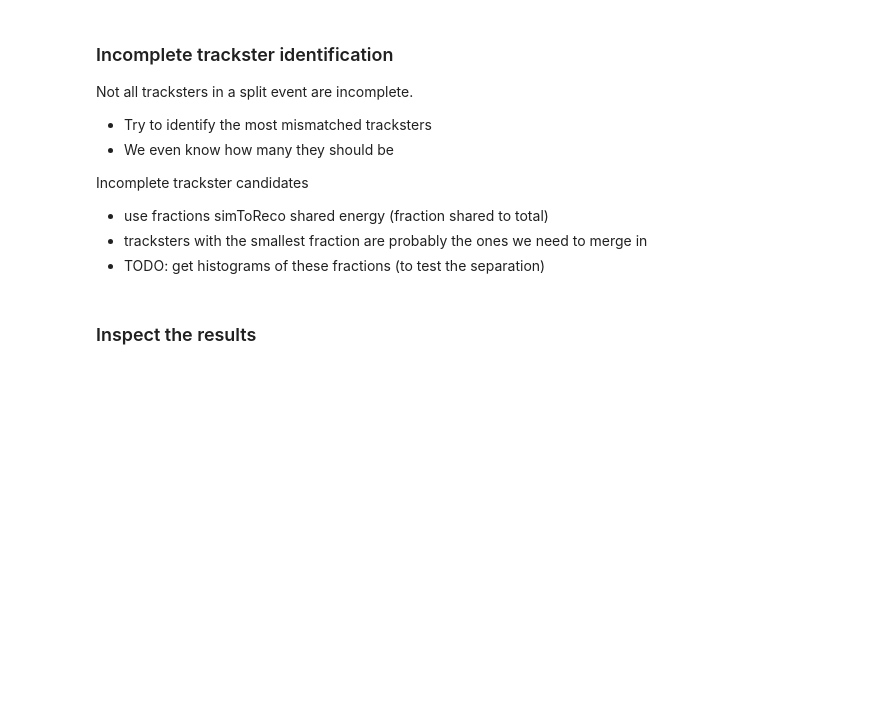
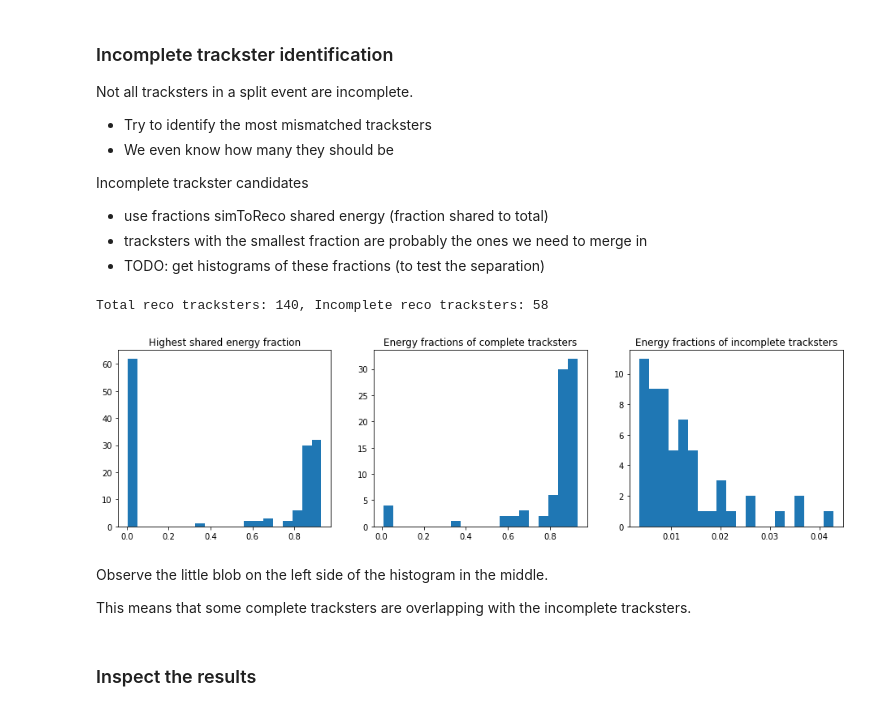
Before and after one commit to edcuba/TICLHack22_PatternReco, a Jupyter notebook: build_dataset.ipynb, the cells around one changed output. Drawn from its saved outputs; the diff is of its cells as text; code cells hidden in the pictures; blank space fills up the shorter version.

Commit message:
Explore the energy fraction distributions

```diff
--- a/build_dataset.ipynb
+++ b/build_dataset.ipynb
@@ -276,10 +276,16 @@ Incomplete trackster candidates
 - tracksters with the smallest fraction are probably the ones we need to merge in
 - TODO: get histograms of these fractions (to test the separation)
 # %%
-def incomplete_shared_energy():
+def incomplete_shared_energy(histogram=False):
     """
     Compute incomplete tracksters based on shared energy
     """
+    all_fractions = []
+    incomplete_fractions = []
+    complete_fractions = []
+    num_tracksters = 0
+    num_incomplete = 0
+
     incomplete_tracksters = []
     for split_eid in split_eids:
         # get the number of extra tracksters
@@ -310,13 +316,42 @@ def incomplete_shared_energy():
                 if fraction > reco_fr[rt_i]:
                     reco_fr[rt_i] = fraction
 
-        sorted_fr = sorted(range(len(reco_fr)), key=lambda x: reco_fr[x])
-        extra_t = sorted_fr[:num_extra_t]
+        # sort the tracksters by the energy fraction
+        sorted_t_by_fr = sorted(range(len(reco_fr)), key=lambda x: reco_fr[x])
+        incomplete_tracksters.append((split_eid, sorted_t_by_fr[:num_extra_t]))
 
-        incomplete_tracksters.append((split_eid, extra_t))
+        # save fraction stats
+        num_tracksters += num_rec_t
+        num_incomplete += num_extra_t
+        all_fractions += reco_fr
+
+        sorted_fr_ = sorted(reco_fr)
+        incomplete_fractions += sorted_fr_[:num_extra_t]
+        complete_fractions += sorted_fr_[num_extra_t:]
+
+    if histogram:
+        fig = plt.figure(figsize=(16, 4))
+        ax = fig.add_subplot(131)
+        ax.set_title("Highest shared energy fraction")
+        ax.hist(all_fractions, bins=20)
+        ax = fig.add_subplot(132)
+        ax.set_title("Energy fractions of complete tracksters")
+        ax.hist(complete_fractions, bins=20)
+        ax = fig.add_subplot(133)
+        ax.set_title("Energy fractions of incomplete tracksters")
+        ax.hist(incomplete_fractions, bins=20)
+
+    print(f"Total reco tracksters: {num_tracksters}, Incomplete reco tracksters: {num_incomplete}")
     return incomplete_tracksters
 # %%
-incomplete_tracksters = incomplete_shared_energy()
+incomplete_tracksters = incomplete_shared_energy(histogram=True)
+# %% [output]
+Total reco tracksters: 140, Incomplete reco tracksters: 58
+[figure, added]
+# %% [markdown]
+Observe the little blob on the left side of the histogram in the middle.
+
+This means that some complete tracksters are overlapping with the incomplete tracksters.
 # %% [markdown]
 ### Inspect the results
 # %%
```
